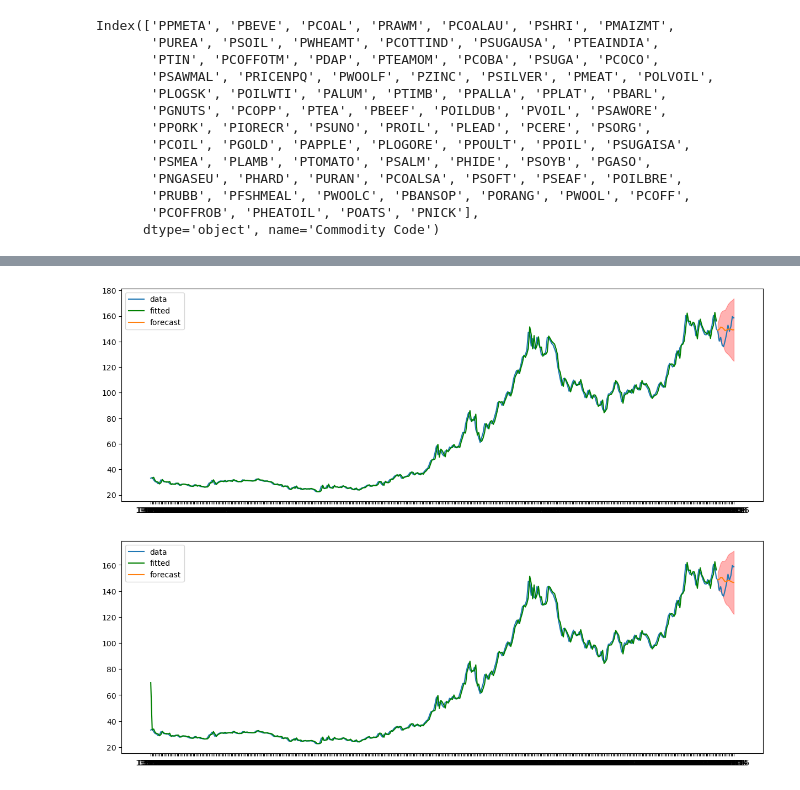
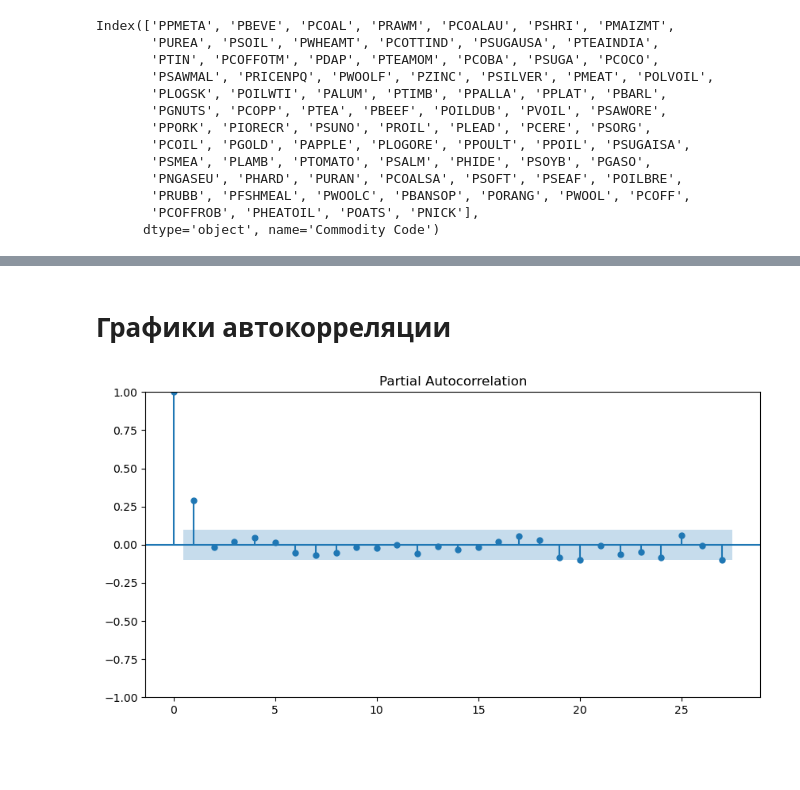
Before and after one commit to asisakov/ml_sytem_design_macro, a Jupyter notebook: models/ARIMA_Viktor.ipynb, the cells around one changed output, grey strips where cells are left out. Cells and saved outputs as stored; diff of their text form; code cells hidden in the pictures; blank space fills up the shorter version.

```diff
--- a/models/ARIMA_Viktor.ipynb
+++ b/models/ARIMA_Viktor.ipynb
@@ -137,7 +79,5 @@ from statsmodels.tsa.arima.model import ARIMA
 # %%
-df7.index.freq = 'MS'
-
-Ntest = 12
+Ntest = 24
 train = df7.iloc[:-Ntest]
 test = df7.iloc[-Ntest:]
 # %%
@@ -161,3 +97,0 @@ arima_result = arima.fit()
-# %%
-df7.loc[train_idx, 'AR(1)'] = arima_result.predict(
-    start=train.index[0], end=train.index[-1])
@@ -174,4 +97,0 @@ df7[[choose_com, 'AR(1)']].plot(figsize=(15, 5));
-# %%
-prediction_result = arima_result.get_forecast(Ntest)
-forecast = prediction_result.predicted_mean
-df7.loc[test_idx, 'AR(1)'] = forecast
@@ -242,2 +97,0 @@ plot_fit_and_forecast(arima_result)
-# %%
-df7['Log' + choose_com] = np.log(df7[choose_com])
@@ -254,34 +97,0 @@ df7['Log' + choose_com].plot(figsize=(15, 5));
-# %%
-arima = ARIMA(train[choose_com], order=(8,1,1))
-arima_result_811 = arima.fit()
-
-def plot_fit_and_forecast_int(result, d, col=choose_com):
-    fig, ax = plt.subplots(figsize=(15, 5))
-    ax.plot(df7[col], label='data')
-
-  # plot the curve fitted on train set
-    train_pred = result.predict(start=train.index[d], end=train.index[-1])
-
-    ax.plot(train.index[d:], train_pred, color='green', label='fitted')
-
-    # forecast the test set
-    prediction_result = result.get_forecast(Ntest)
-    conf_int = prediction_result.conf_int()
-    lower, upper = conf_int[f'lower {col}'], conf_int[f'upper {col}']
-    forecast = prediction_result.predicted_mean
-    ax.plot(test.index, forecast, label='forecast')
-    ax.fill_between(test.index, \
-                  lower, upper, \
-                  color='red', alpha=0.3)
-    ax.legend()
-
-plot_fit_and_forecast_int(arima_result_811, 1)
-# %% [output]
-[figure, removed]
-# %%
-
-arima = ARIMA(train[choose_com], order=(10,0,0)) # AR(10)
-arima_result = arima.fit()
-plot_fit_and_forecast(arima_result)
-# %% [output]
-[figure, removed]
@@ -287,0 +117,9 @@ plot_fit_and_forecast(arima_result)
+# %% [markdown]
+# Графики автокорреляции
+# %%
+from statsmodels.graphics.tsaplots import plot_pacf, plot_acf
+
+fig, ax = plt.subplots(figsize=(10, 5))
+plot_pacf(df7['LogRet'].dropna(), ax=ax);
+# %% [output]
+[figure, added]
```
Also changed, not shown: parts of 54 cells of this notebook.
